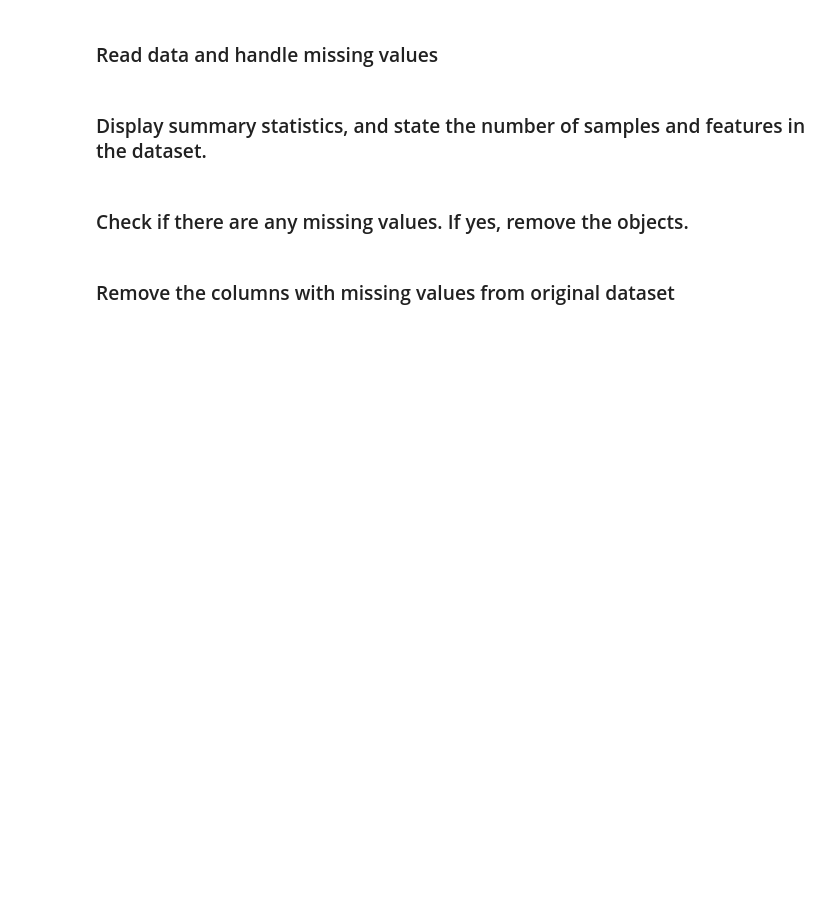
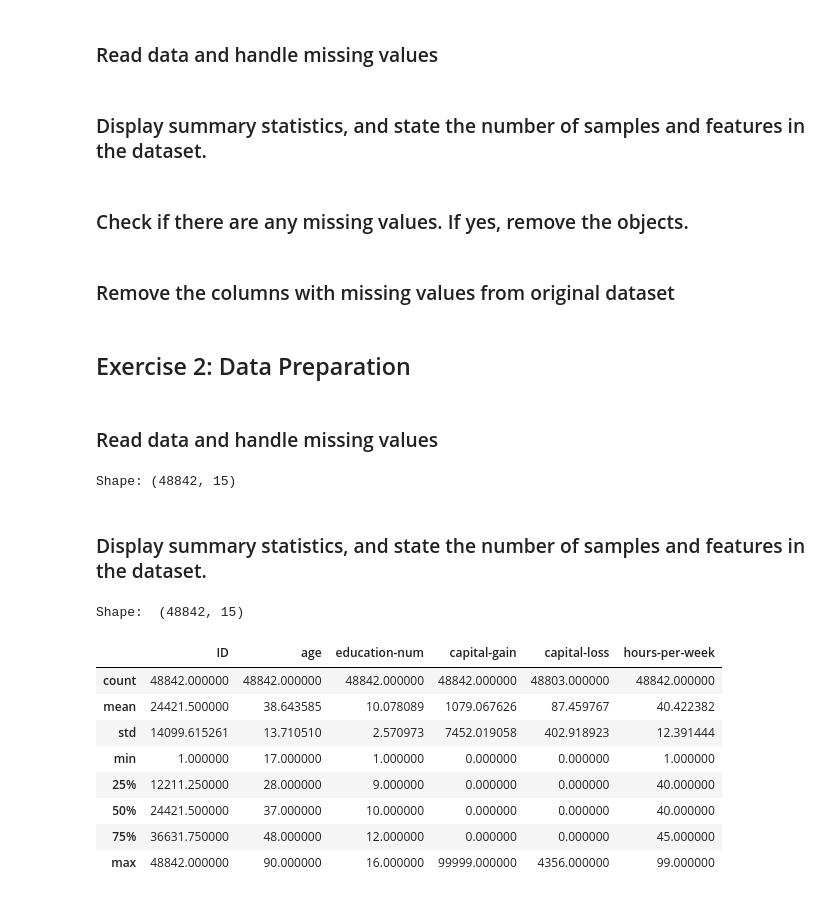
Before and after one commit to SkyyeDLR/Data_Mining, a Jupyter notebook: Homework_1a_code/Homework_Code.ipynb, the cells around one changed output. Cells and saved outputs as stored; diff of their text form; code cells hidden in the pictures; blank space fills up the shorter version.

```diff
--- a/Homework_1a_code/Homework_Code.ipynb
+++ b/Homework_1a_code/Homework_Code.ipynb
@@ -37,3 +39,36 @@ data_drop_cols = data_drop_cols.dropna(axis=1)
 print("Cols dropped: ", data_drop_cols.shape)
 # %%
 data_drop_cols.describe()
+# %% [markdown]
+## Exercise 2: Data Preparation
+# %% [markdown]
+### Read data and handle missing values
+# %%
+import pandas as pd
+import numpy as np
+import matplotlib.pyplot as plt
+from sklearn.preprocessing import OrdinalEncoder, LabelEncoder
+from sklearn.preprocessing import StandardScaler
+from sklearn.model_selection import train_test_split
+
+data_read = pd.read_csv("NewYork_1980_data.csv")
+
+print("Shape:", data_read.shape)
+# %% [output]
+Shape: (48842, 15)
+# %% [markdown]
+### Display summary statistics, and state the number of samples and features in the dataset.
+# %%
+print("Shape: ", data_read.shape, "\n\n")
+data_read.describe()
+# %% [output]
+Shape:  (48842, 15)
+|  | ID | age | education-num | capital-gain | capital-loss | hours-per-week |
+| count | 48842.000000 | 48842.000000 | 48842.000000 | 48842.000000 | 48803.000000 | 48842.000000 |
+| mean | 24421.500000 | 38.643585 | 10.078089 | 1079.067626 | 87.459767 | 40.422382 |
+| std | 14099.615261 | 13.710510 | 2.570973 | 7452.019058 | 402.918923 | 12.391444 |
+| min | 1.000000 | 17.000000 | 1.000000 | 0.000000 | 0.000000 | 1.000000 |
+| 25% | 12211.250000 | 28.000000 | 9.000000 | 0.000000 | 0.000000 | 40.000000 |
+| 50% | 24421.500000 | 37.000000 | 10.000000 | 0.000000 | 0.000000 | 40.000000 |
+| 75% | 36631.750000 | 48.000000 | 12.000000 | 0.000000 | 0.000000 | 45.000000 |
+| max | 48842.000000 | 90.000000 | 16.000000 | 99999.000000 | 4356.000000 | 99.000000 |
```
Also changed, not shown: parts of 25 cells of this notebook.
